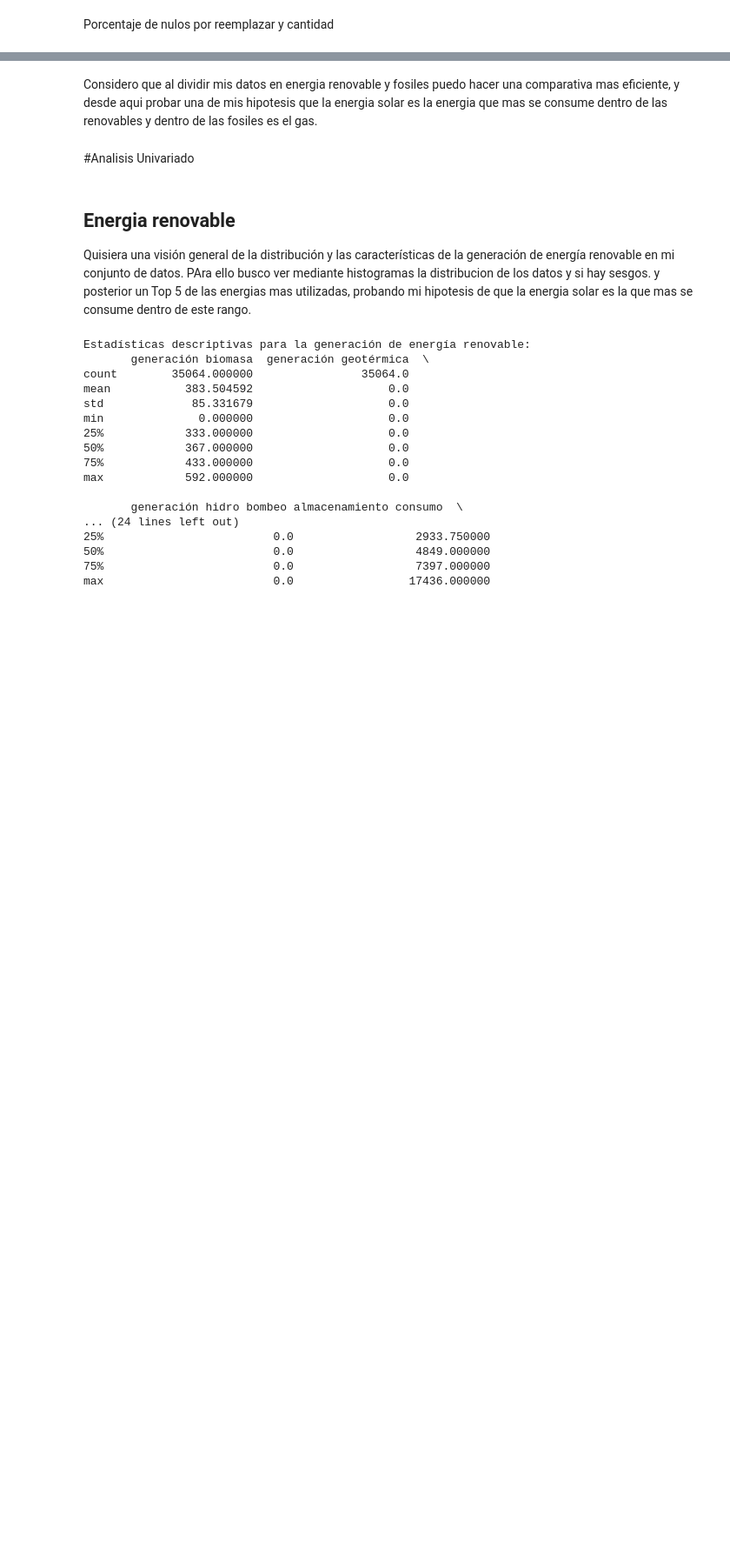
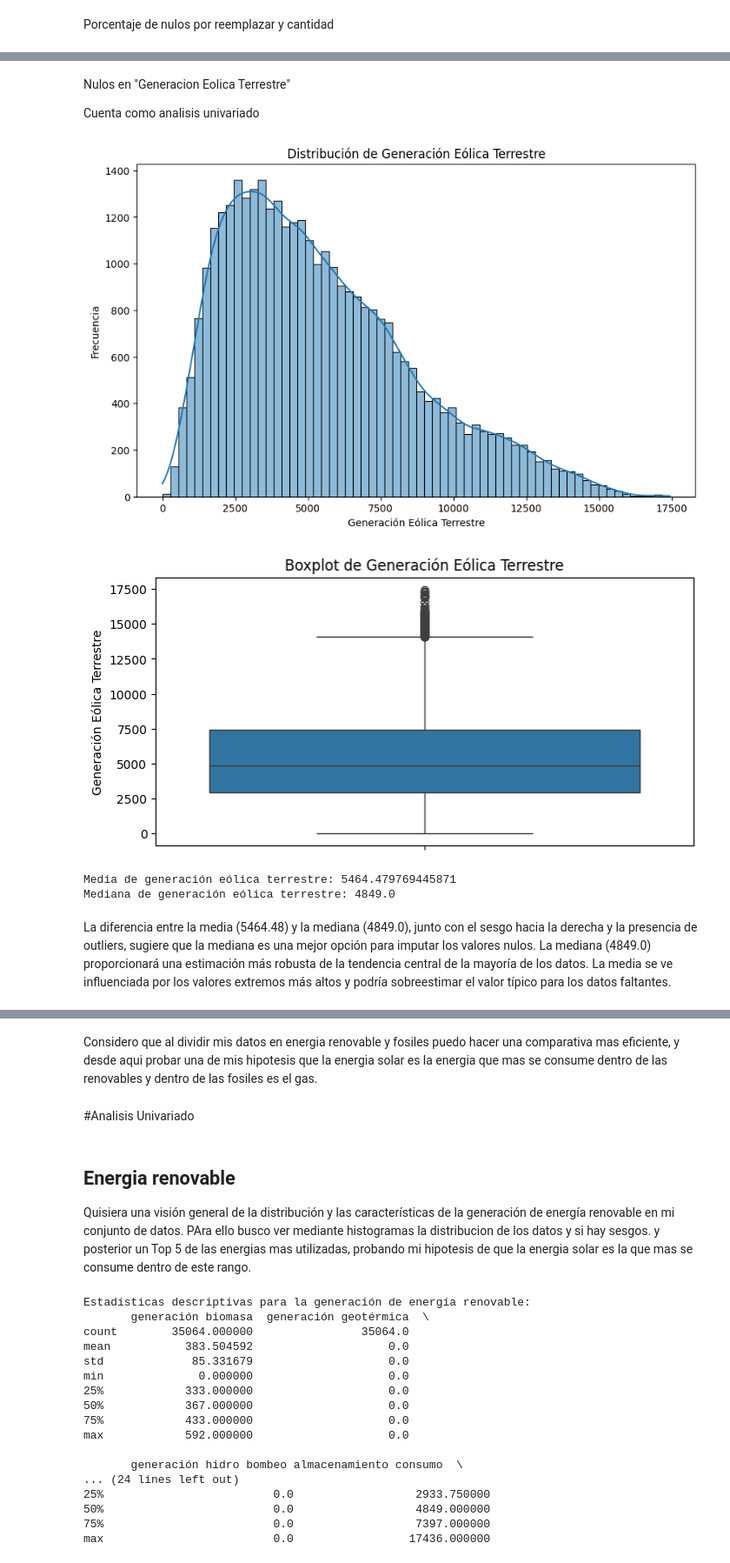
Before and after one commit to Rociosamudio/Machine-Learning-Data-Science-II, a Jupyter notebook: actividad_práctica_APIS_"LizRocio_SamudioRuiz”.ipynb, the cells around one changed output, grey strips where cells are left out. Shown at 87% size. Cells and saved outputs as stored; diff of their text form; code cells hidden in the pictures; blank space fills up the shorter version.

```diff
--- a/actividad_práctica_APIS_"LizRocio_SamudioRuiz”.ipynb
+++ b/actividad_práctica_APIS_"LizRocio_SamudioRuiz”.ipynb
@@ -714,0 +746,9 @@ precio real                                                  0.000000
+# %%
+# Calculo de la mediana de la columna 'generación solar'
+mediana_solar = df['generación solar'].median()
+
+# Reemplazar los valores nulos con la mediana
+df['generación solar'].fillna(mediana_solar, inplace=True)
+
+# Verifico que los valores nulos han sido reemplazados
+print(df['generación solar'].isnull().sum())
@@ -714,0 +763,33 @@ precio real                                                  0.000000
+# %% [markdown]
+Nulos en "Generacion Eolica Terrestre"
+
+Cuenta como analisis univariado
+# %%
+# Visualizar la distribución de la columna 'generación eólica terrestre'
+plt.figure(figsize=(10, 6))
+sns.histplot(df['generación eólica terrestre'], kde=True)
+plt.title('Distribución de Generación Eólica Terrestre')
+plt.xlabel('Generación Eólica Terrestre')
+plt.ylabel('Frecuencia')
+plt.show()
+
+# Crear un boxplot para detectar posibles outliers
+plt.figure(figsize=(8, 4))
+sns.boxplot(y=df['generación eólica terrestre'])
+plt.title('Boxplot de Generación Eólica Terrestre')
+plt.ylabel('Generación Eólica Terrestre')
+plt.show()
+
+# Calcular la media y la mediana
+media_eolica_terrestre = df['generación eólica terrestre'].mean()
+mediana_eolica_terrestre = df['generación eólica terrestre'].median()
+
+print(f"Media de generación eólica terrestre: {media_eolica_terrestre}")
+print(f"Mediana de generación eólica terrestre: {mediana_eolica_terrestre}")
+# %% [output]
+[figure, added]
+[figure, added]
+Media de generación eólica terrestre: 5464.479769445871
+Mediana de generación eólica terrestre: 4849.0
+# %% [markdown]
+La diferencia entre la media (5464.48) y la mediana (4849.0), junto con el sesgo hacia la derecha y la presencia de outliers, sugiere que la mediana es una mejor opción para imputar los valores nulos. La mediana (4849.0) proporcionará una estimación más robusta de la tendencia central de la mayoría de los datos. La media se ve influenciada por los valores extremos más altos y podría sobreestimar el valor típico para los datos faltantes.
```
Also changed, not shown: parts of 23 cells of this notebook.
